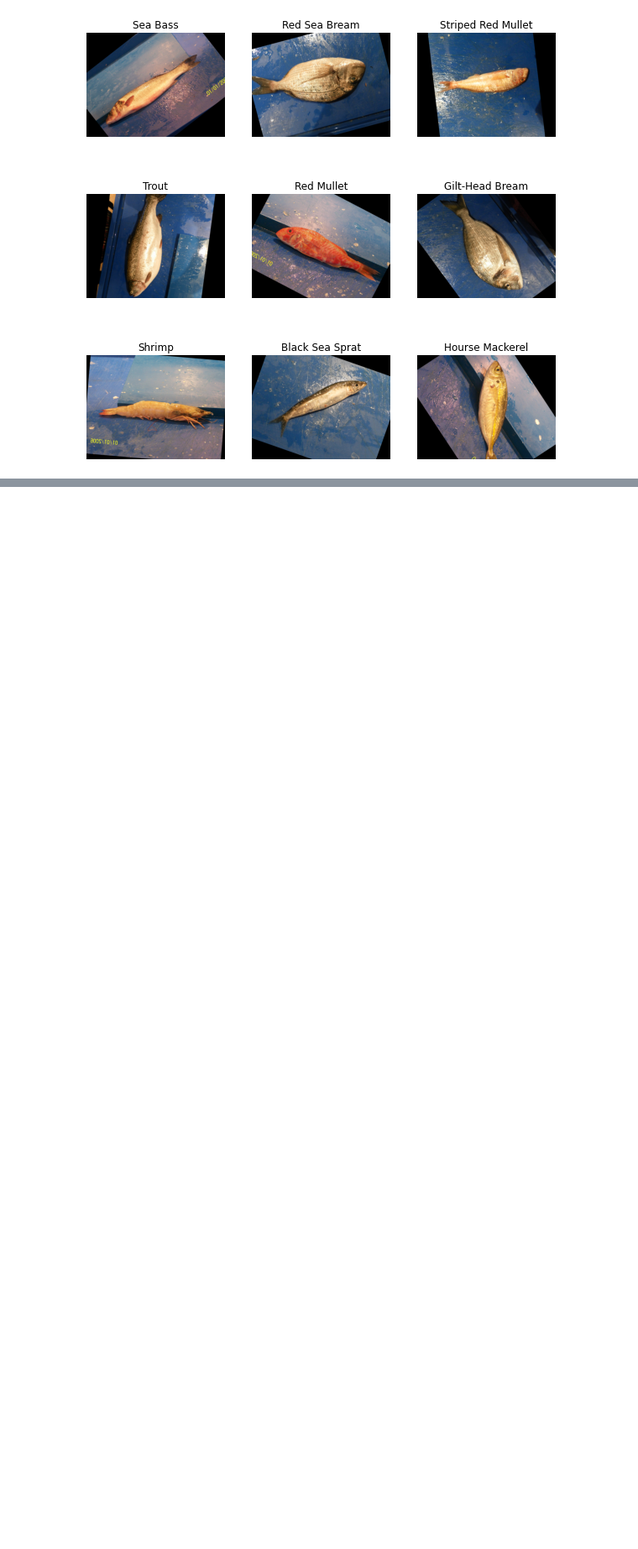
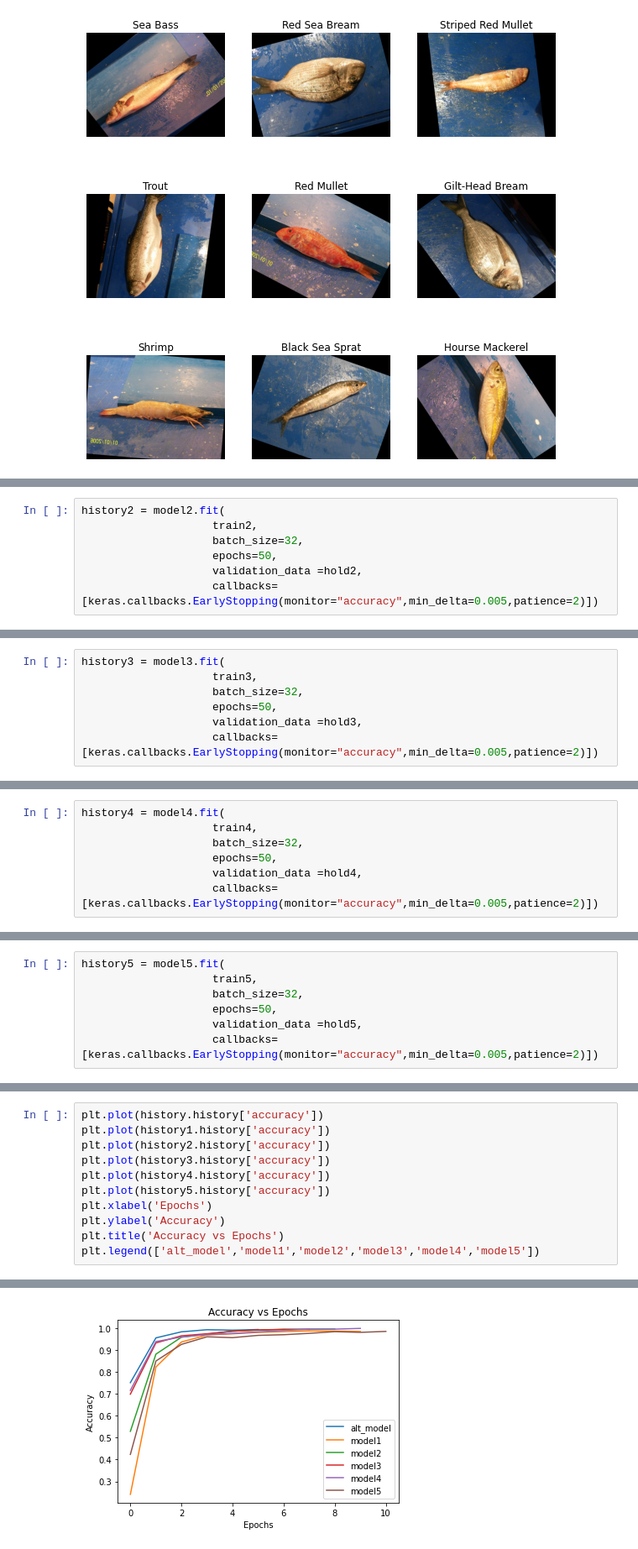
Before and after one commit to tran-nick/ee258, a Jupyter notebook: final_project/EE258 Project Baseline.ipynb, the cells around one changed output, grey strips where cells are left out. Shown at 84% size. Drawn from its saved outputs; the diff is of its cells as text; blank space fills up the shorter version.

```diff
--- a/final_project/EE258 Project Baseline.ipynb
+++ b/final_project/EE258 Project Baseline.ipynb
@@ -192,0 +259,7 @@ Epoch 5/5
+# %%
+history2 = model2.fit(
+                    train2,
+                    batch_size=32,
+                    epochs=50,
+                    validation_data =hold2,
+                    callbacks=[keras.callbacks.EarlyStopping(monitor="accuracy",min_delta=0.005,patience=2)])
@@ -192,0 +285,7 @@ Epoch 5/5
+# %%
+history3 = model3.fit(
+                    train3,
+                    batch_size=32,
+                    epochs=50,
+                    validation_data =hold3,
+                    callbacks=[keras.callbacks.EarlyStopping(monitor="accuracy",min_delta=0.005,patience=2)])
@@ -192,0 +309,7 @@ Epoch 5/5
+# %%
+history4 = model4.fit(
+                    train4,
+                    batch_size=32,
+                    epochs=50,
+                    validation_data =hold4,
+                    callbacks=[keras.callbacks.EarlyStopping(monitor="accuracy",min_delta=0.005,patience=2)])
@@ -192,0 +337,7 @@ Epoch 5/5
+# %%
+history5 = model5.fit(
+                    train5,
+                    batch_size=32,
+                    epochs=50,
+                    validation_data =hold5,
+                    callbacks=[keras.callbacks.EarlyStopping(monitor="accuracy",min_delta=0.005,patience=2)])
@@ -192,0 +362,12 @@ Epoch 5/5
+# %%
+plt.plot(history.history['accuracy'])
+plt.plot(history1.history['accuracy'])
+plt.plot(history2.history['accuracy'])
+plt.plot(history3.history['accuracy'])
+plt.plot(history4.history['accuracy'])
+plt.plot(history5.history['accuracy'])
+plt.xlabel('Epochs')
+plt.ylabel('Accuracy')
+plt.title('Accuracy vs Epochs')
+plt.legend(['alt_model','model1','model2','model3','model4','model5'])
+# %% [output]
@@ -192,0 +375 @@ Epoch 5/5
+[figure, added]
```
Also changed, not shown: parts of 15 cells of this notebook, 2 other files.
